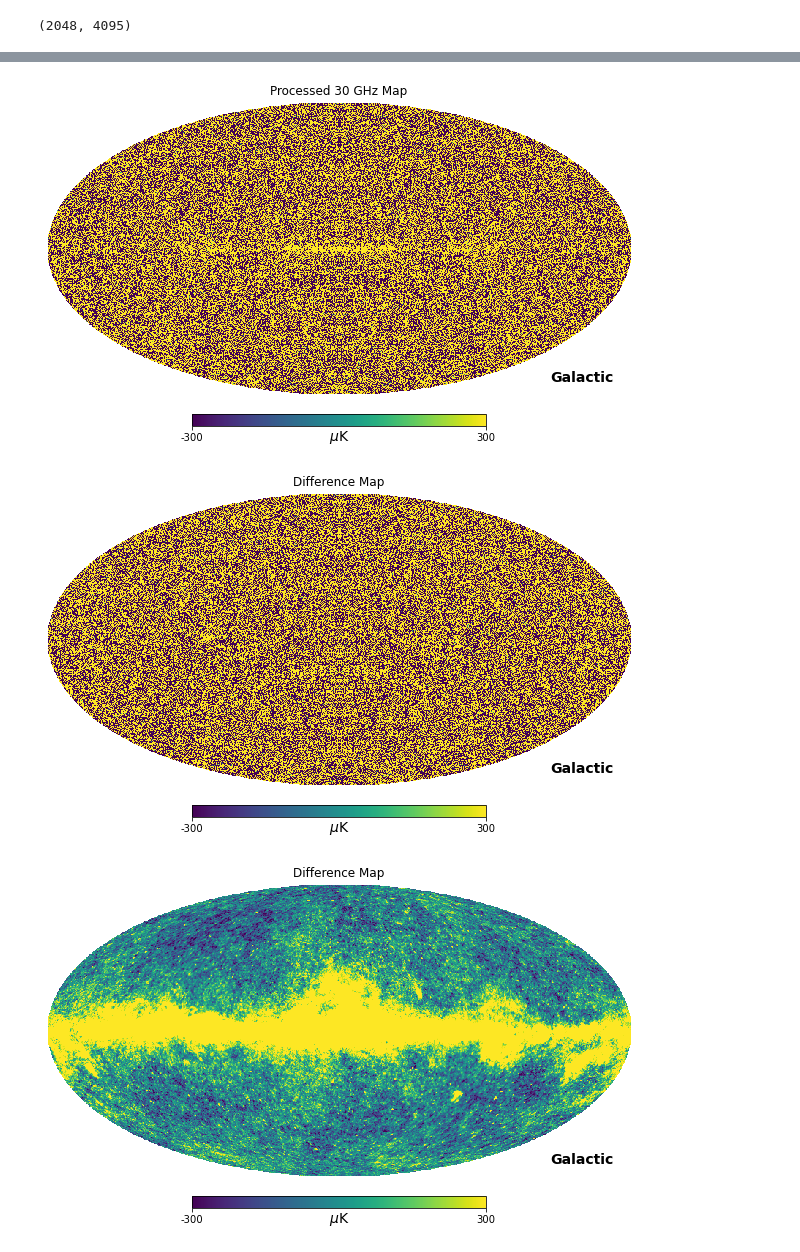
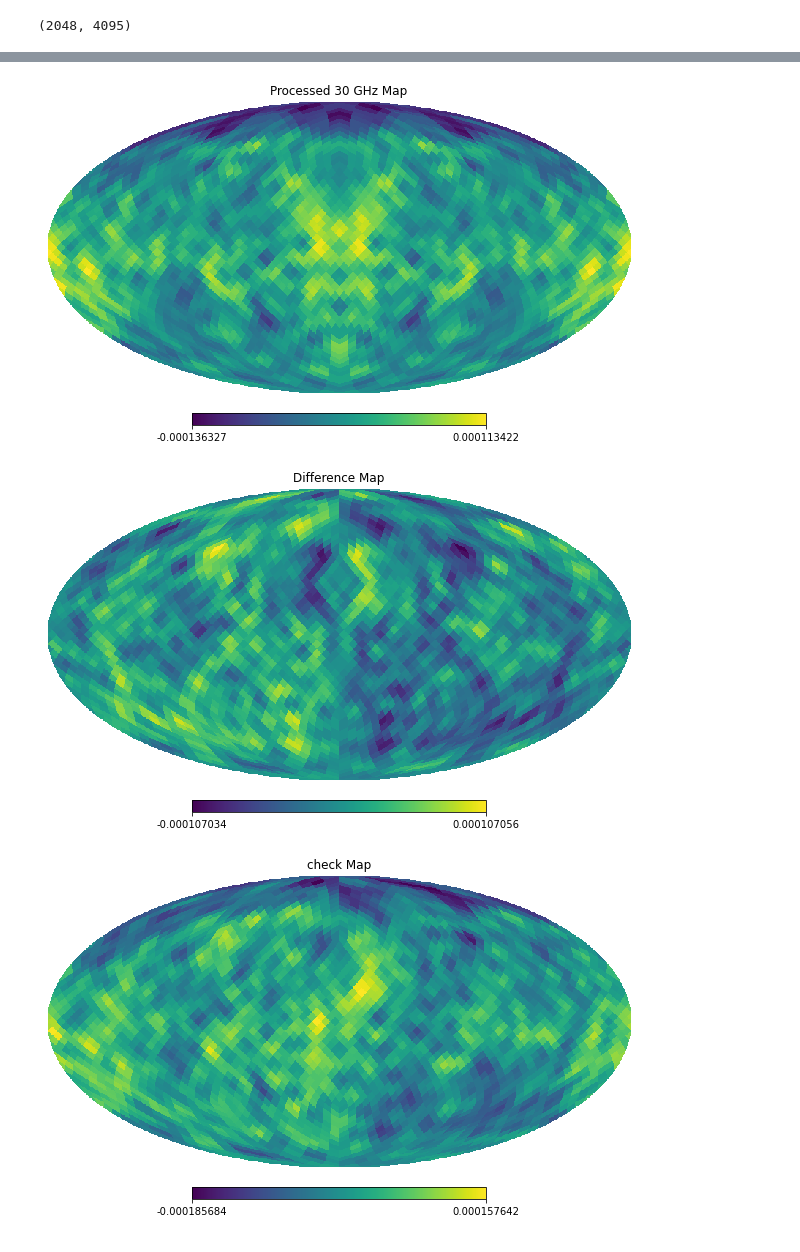
Before and after one commit to CodefromMax/CMB_plot, a Jupyter notebook: draft/beam_deconvolution_30 copy 2.ipynb, the cells around one changed output, grey strips where cells are left out. Drawn from its saved outputs; the diff is of its cells as text; code cells hidden in the pictures.

```diff
--- a/draft/beam_deconvolution_30 copy 2.ipynb
+++ b/draft/beam_deconvolution_30 copy 2.ipynb
@@ -11,7 +11,7 @@ import matplotlib.pyplot as plt
 import skyclean
 from skyclean import CMB_data
 
-CMB_map_path = '../data/planck_simulation/ffp10_newdust_total_030_full_map.fits'
+CMB_map_path = '/home/max/CMB_plot/code/CMB_realizations/febecop_ffp10_lensed_scl_cmb_044_mc_0000.fits'
 CMB_data_30 = skyclean.CMB_data.CMB_Data(CMB_map_path)
 
 # Store get mw alm
@@ -139,12 +139,17 @@ deconvolved_CMB_data_30.shape
 # %%
 processed_30_hp_alm = CMB_data_30.mw_alm_to_hp_alm(deconvolved_CMB_data_30, lmax=CMB_data_30.lmax)
 
-processed_30_hp_map = hp.alm2map(processed_30_hp_alm, nside=CMB_data_30.nside, lmax=CMB_data_30.lmax-1)
+# processed_30_hp_map = hp.alm2map(processed_30_hp_alm, nside=CMB_data_30.nside, lmax=CMB_data_30.lmax-1)
+# processed_30_hp_map = hp.alm2map(processed_30_hp_alm, nside=, lmax=32)
 
-CMB_data_30.plot_mollview(CMB_data_30.original_hp_map, title='Original 30 GHz Map')
-CMB_data_30.plot_mollview(processed_30_hp_map, title='Processed 30 GHz Map')
+processed_30_hp_map = hp.alm2map(hp.map2alm(hp.alm2map(processed_30_hp_alm, nside=CMB_data_30.nside, lmax=CMB_data_30.lmax-1),32), 16,32)
 
-CMB_data_30.plot_mollview(CMB_data_30.original_hp_map - processed_30_hp_map, title='Difference Map')
 
-CMB_data_30.plot_mollview(processed_30_hp_map+(CMB_data_30.original_hp_map - processed_30_hp_map), title='check Map')
+hp.mollview(hp.alm2map(hp.map2alm(CMB_data_30.original_hp_map,32), 16,32), title='Original 30 GHz Map')
+hp.mollview(processed_30_hp_map, title='Processed 30 GHz Map')
+
+hp.mollview(hp.alm2map(hp.map2alm(CMB_data_30.original_hp_map,32), 16,32) - processed_30_hp_map, title='Difference Map')
+
+hp.mollview(processed_30_hp_map+(hp.alm2map(hp.map2alm(CMB_data_30.original_hp_map,32), 16,32) - processed_30_hp_map), title='check Map')
+# CMB_data_30.plot_mollview(processed_30_hp_map+(CMB_data_30.original_hp_map - processed_30_hp_map), title='check Map')
 # %% [output]
@@ -152,3 +157,3 @@ CMB_data_30.plot_mollview(processed_30_hp_map+(CMB_data_30.original_hp_map - pro
-[figure, old version]
+[figure, new version]
-[figure, old version]
+[figure, new version]
-[figure, old version]
+[figure, new version]
```
Also changed, not shown: parts of 1 cell of this notebook, 13 other files.
